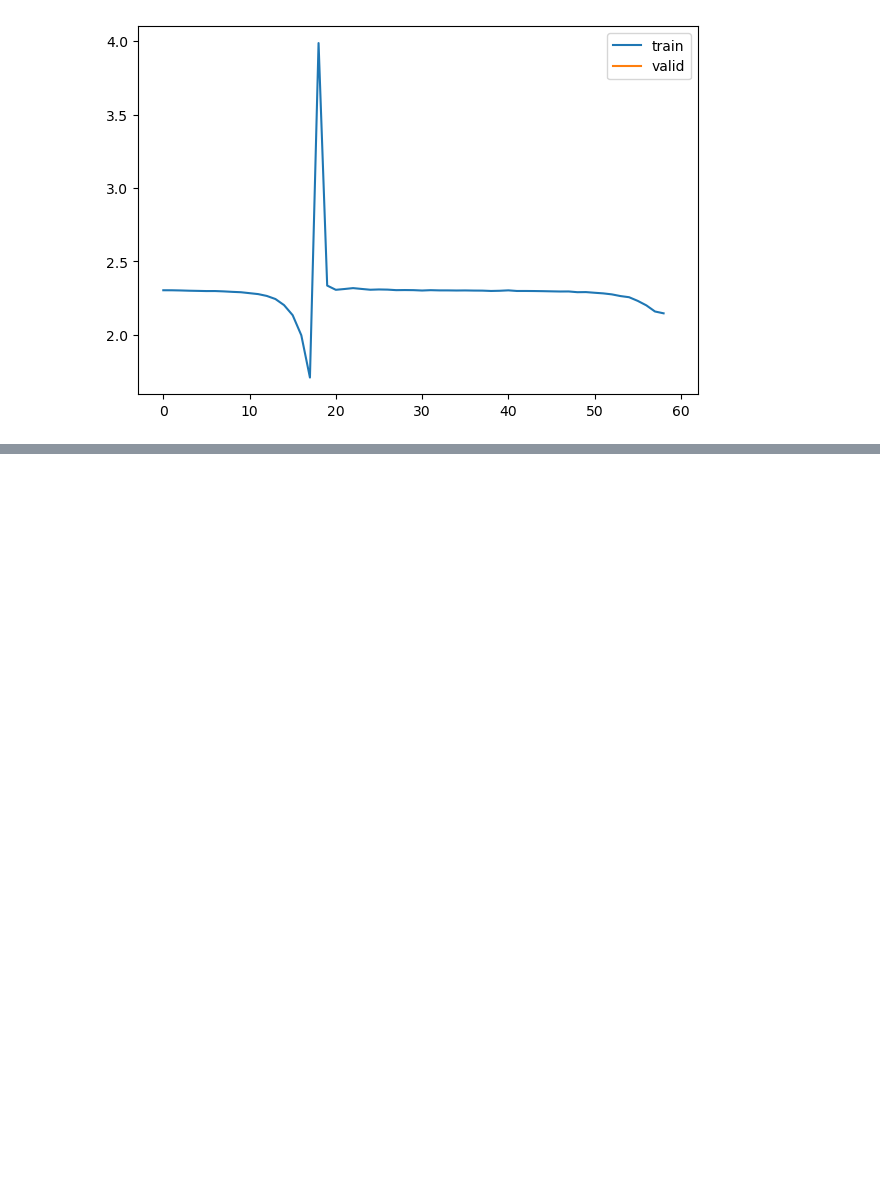
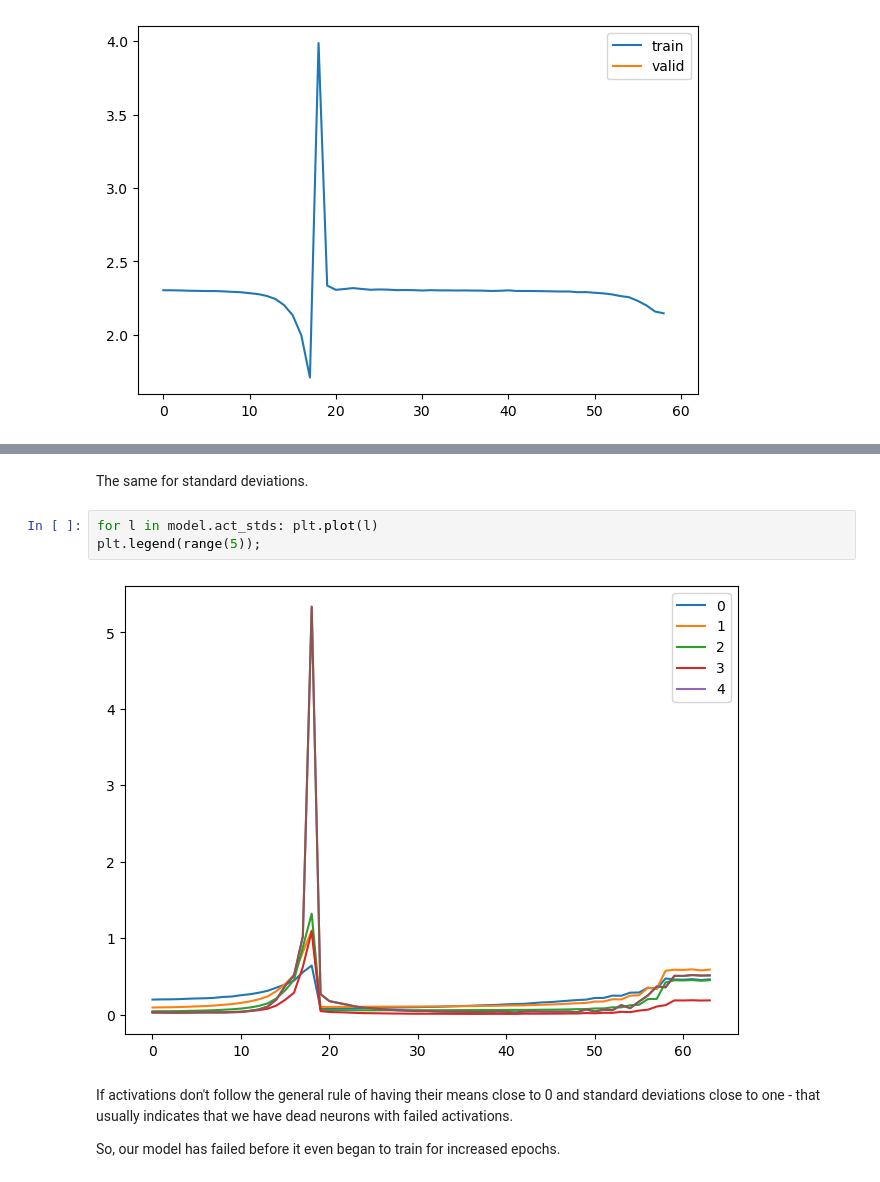
Before and after one commit to bachaudhry/FastAI-22-23, a Jupyter notebook: course_part_2/10_activations.ipynb, the cells around one changed output, grey strips where cells are left out. Drawn from its saved outputs; the diff is of its cells as text; blank space fills up the shorter version.

```diff
--- a/course_part_2/10_activations.ipynb
+++ b/course_part_2/10_activations.ipynb
@@ -90,0 +130,11 @@ learn = fit(nn.Sequential(*cnn_layers()))
+# %% [markdown]
+The same for standard deviations.
+# %%
+for l in model.act_stds: plt.plot(l)
+plt.legend(range(5));
+# %% [output]
+[figure, added]
+# %% [markdown]
+If activations don't follow the general rule of having their means close to 0 and standard deviations close to one - that usually indicates that we have dead neurons with failed activations.
+
+So, our model has failed before it even began to train for increased epochs.
```
Also changed, not shown: parts of 22 cells of this notebook.
